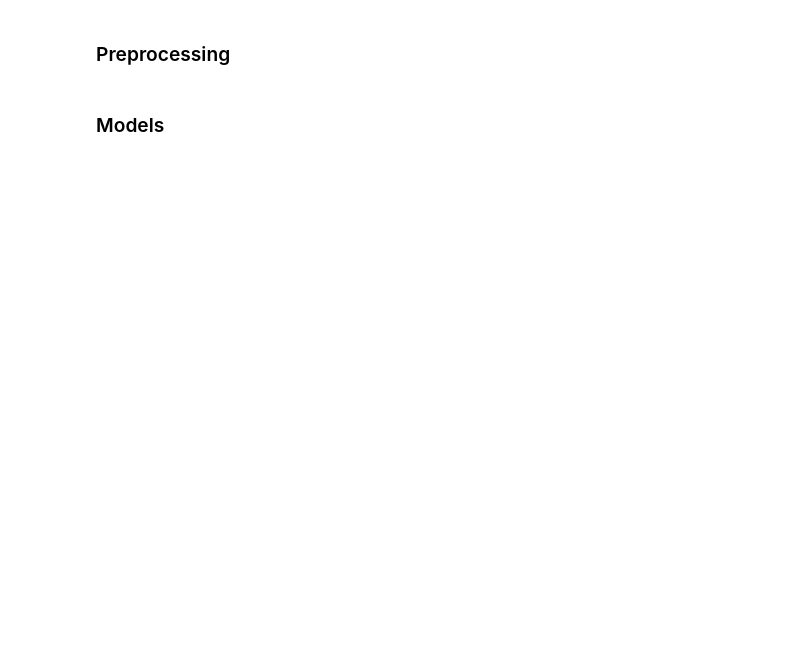
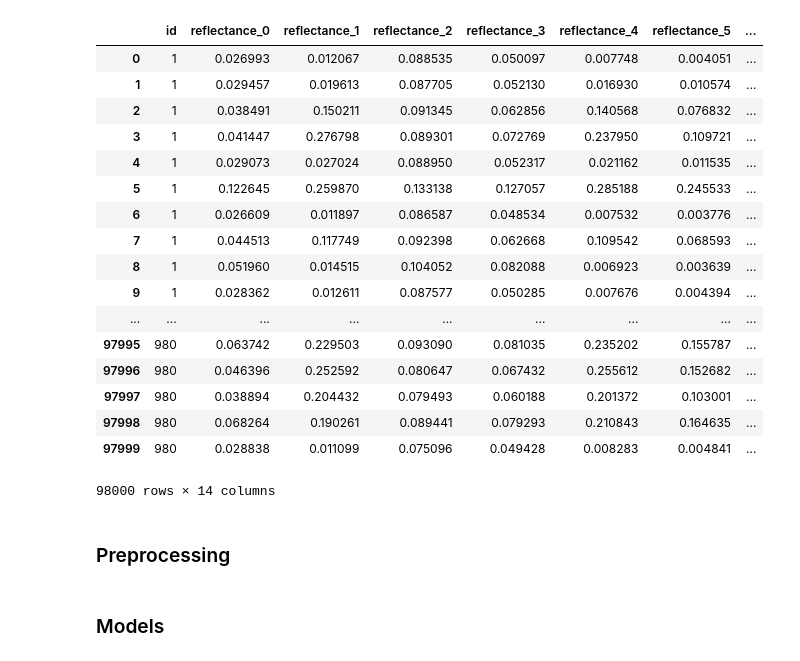
Before and after one commit to anthonyhu/aerosol-depth-prediction, a Jupyter notebook: Aerosol Prediction.ipynb, the cells around one changed output. Cells and saved outputs as stored; diff of their text form; code cells hidden in the pictures; blank space fills up the shorter version.

```diff
--- a/Aerosol Prediction.ipynb
+++ b/Aerosol Prediction.ipynb
@@ -73,14 +82,46 @@ sns.heatmap(cor_matrix, linewidths=0.2, ax=ax)
 # %%
-columns = (["id"] + ["reflectance_" + str(i) for i in range(7)]
-           + ["solar_" + str(i) for i in range(5)] + ["y"])
-full_data = pd.read_csv("MODIS.csv", header=None, names=columns)
-split = 98000
-train, test = full_data[:split].copy(), full_data[split:].copy()
-del full_data
+# Import data
+def load_data():
+    full_data = pd.read_csv("X.csv")
+    train_y = pd.read_csv("ytr.csv")
+    # Rename columns to something more interpretable
+    columns = (["reflectance_" + str(i) for i in range(7)]
+               + ["solar_" + str(i) for i in range(5)] + ["id"])
+    full_data.columns = columns
+    # Add y to the data frame
+    split = 98000
+    y_id_dict = train_y.set_index("Id")["y"].to_dict()
+    full_data.loc[:(split-1), "y"] = full_data.loc[:(split-1), "id"].replace(y_id_dict)
 
+    train, test = full_data[:split], full_data[split:]
+    return (train, test)
+
+train, test = load_data()
+# Parameters
 outliers_threshold = 0.05
 n_threads = -1
 random_seed = 22
+# %%
+train
+# %% [output]
+|  | id | reflectance_0 | reflectance_1 | reflectance_2 | reflectance_3 | reflectance_4 | reflectance_5 | ... |
+| 0 | 1 | 0.026993 | 0.012067 | 0.088535 | 0.050097 | 0.007748 | 0.004051 | ... |
+| 1 | 1 | 0.029457 | 0.019613 | 0.087705 | 0.052130 | 0.016930 | 0.010574 | ... |
+| 2 | 1 | 0.038491 | 0.150211 | 0.091345 | 0.062856 | 0.140568 | 0.076832 | ... |
+| 3 | 1 | 0.041447 | 0.276798 | 0.089301 | 0.072769 | 0.237950 | 0.109721 | ... |
+| 4 | 1 | 0.029073 | 0.027024 | 0.088950 | 0.052317 | 0.021162 | 0.011535 | ... |
+| 5 | 1 | 0.122645 | 0.259870 | 0.133138 | 0.127057 | 0.285188 | 0.245533 | ... |
+| 6 | 1 | 0.026609 | 0.011897 | 0.086587 | 0.048534 | 0.007532 | 0.003776 | ... |
+| 7 | 1 | 0.044513 | 0.117749 | 0.092398 | 0.062668 | 0.109542 | 0.068593 | ... |
+| 8 | 1 | 0.051960 | 0.014515 | 0.104052 | 0.082088 | 0.006923 | 0.003639 | ... |
+| 9 | 1 | 0.028362 | 0.012611 | 0.087577 | 0.050285 | 0.007676 | 0.004394 | ... |
+| ... | ... | ... | ... | ... | ... | ... | ... | ... |
+| 97995 | 980 | 0.063742 | 0.229503 | 0.093090 | 0.081035 | 0.235202 | 0.155787 | ... |
+| 97996 | 980 | 0.046396 | 0.252592 | 0.080647 | 0.067432 | 0.255612 | 0.152682 | ... |
+| 97997 | 980 | 0.038894 | 0.204432 | 0.079493 | 0.060188 | 0.201372 | 0.103001 | ... |
+| 97998 | 980 | 0.068264 | 0.190261 | 0.089441 | 0.079293 | 0.210843 | 0.164635 | ... |
+| 97999 | 980 | 0.028838 | 0.011099 | 0.075096 | 0.049428 | 0.008283 | 0.004841 | ... |
+98000 rows × 14 columns
 # %% [markdown]
 ### Preprocessing
 # %%
```
Also changed, not shown: parts of 18 cells of this notebook.
